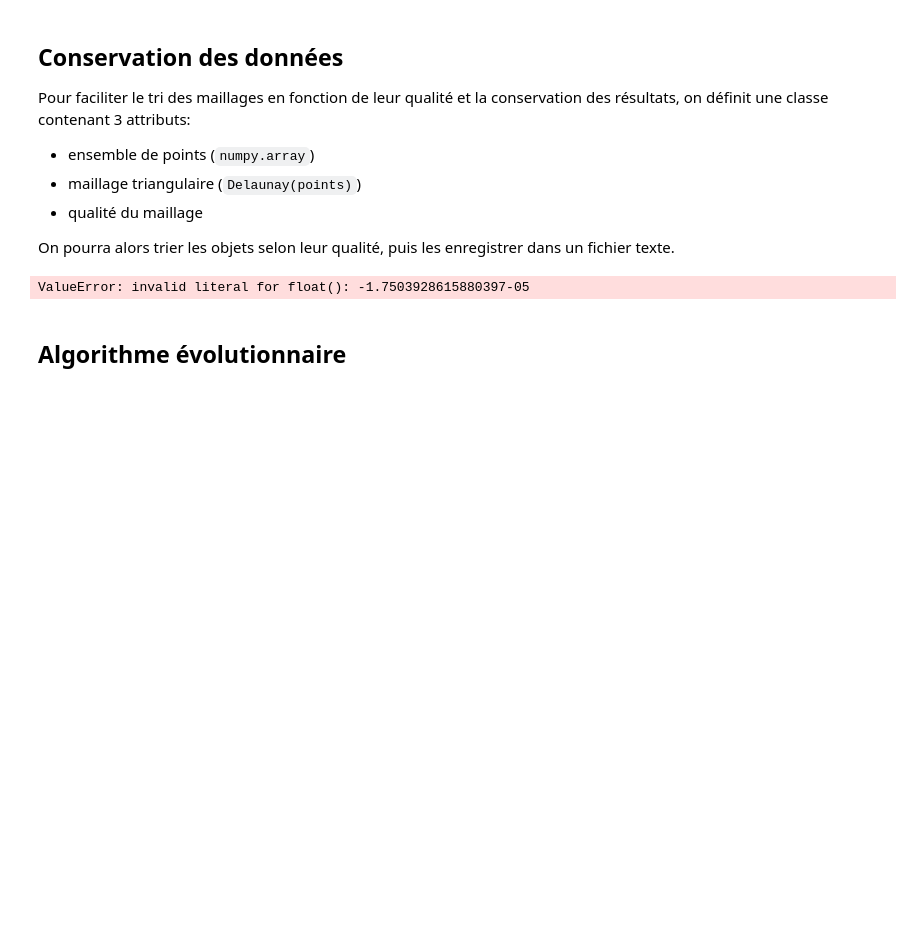
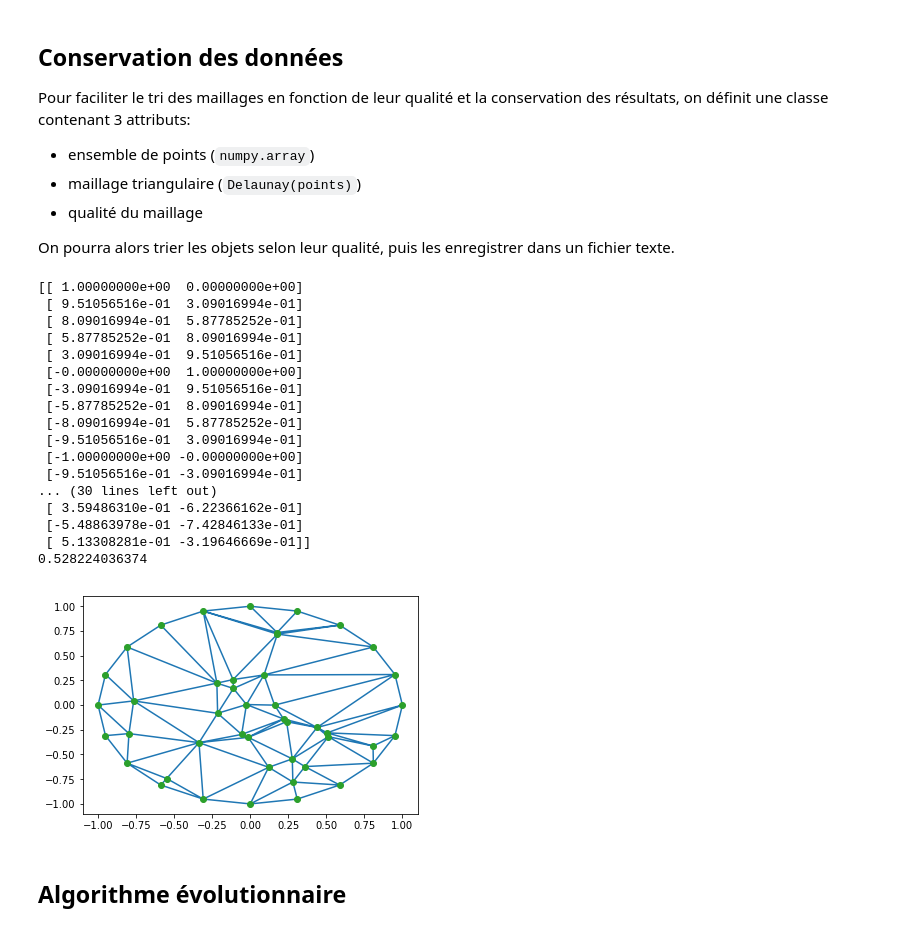
Before and after one commit to LukyLurks/ter-maillage, a Jupyter notebook: maillage2d_ter.ipynb, the cells around one changed output. Cells and saved outputs as stored; diff of their text form; code cells hidden in the pictures; blank space fills up the shorter version.

```diff
--- a/maillage2d_ter.ipynb
+++ b/maillage2d_ter.ipynb
@@ -426,22 +433,36 @@ class Maillage(object):
     ## Méthodes ##
     # Ecrit les points du maillage dans un fichier .txt
     def ecrireFichierPoints(self, fichier):
-	w=0
-	while w<len(self.points):
-		temp0 = str(self.points[w][0])
-		temp1 = str(self.points[w][1])
-		point = "["+temp0+","+temp1+"]\n"
-		fichier.write(point)
-		w=w+1
+      w=0
+      while w<len(self.points):
+        temp0 = str(self.points[w][0])
+        temp1 = str(self.points[w][1])
+        point = "["+temp0+","+temp1+"]\n"
+        fichier.write(point)
+        w=w+1
 
     # Ecrit la qualité du maillage dans un fichier .txt
     def ecrireFichierQualite(self, fichier):
         fichier.write(str(self.qualite)+'\n')
 
+
 ###############################################################################
 # METHODES
 ###############################################################################
 
+# Mise à jour de la fonction pour colorer les triangles selon leur qualité
+def afficherMaillageC(points):
+  #Code pour le afficherMaillage
+  tri = Delaunay(points)
+  colors = np.array([
+      qualiteTriangle(points[t[0]],points[t[1]],points[t[2]])
+    for t in tri.simplices
+  ])
+  cnames = plt.cm.RdYlGn_r(np.linspace(0.10, 0.90, 10000))
+  cmap = matplotlib.colors.ListedColormap(cnames)
+  plt.tripcolor(points[:,0], points[:,1], tri.simplices.copy(), facecolors=colors, edgecolors='k', cmap=cmap)
+  plt.plot(points[:,0], points[:,1], '.')
+  plt.show()
 
 # Lit un fichier .txt contenant des points et les met dans un np.array
 # On utilisera cette fonction pour exploiter les résultats
@@ -478,34 +499,51 @@ def lireFichierQualite(filename):
 taillePopulation = 10
 
 # On génère une population de maillages dans une liste
 exemplePopulation = [
     Maillage(points=genererCercle(resolutionQuadrant, nbPtsDansCercle))
     for i in range(taillePopulation)
 ]
 
 # On la trie par ordre décroissant de qualité (1er élément: meilleur)
 exemplePopulation.sort(key=lambda maillage: maillage.qualite, reverse=True)
 
 # On écrit les résultats dans un fichier
 testPoints = open("testPoints.txt", "w")
 testQualite = open("testQualite.txt", "w")
 for maillage in exemplePopulation:
     maillage.ecrireFichierPoints(testPoints)
     maillage.ecrireFichierQualite(testQualite)
 testPoints.close()
 testQualite.close()
 
 # On peut lire ces résultats
 
 variablePoints = lireFichierPoints("testPoints.txt", taillePopulation)
 testQualite = lireFichierQualite("testQualite.txt")
 
 # Points et qualité du 3e maillage
 print variablePoints[2]
 print testQualite[2]
 afficherMaillage(variablePoints[2])
 # %% [output]
-ValueError: invalid literal for float(): -1.7503928615880397-05
+[[ 1.00000000e+00  0.00000000e+00]
+ [ 9.51056516e-01  3.09016994e-01]
+ [ 8.09016994e-01  5.87785252e-01]
+ [ 5.87785252e-01  8.09016994e-01]
+ [ 3.09016994e-01  9.51056516e-01]
+ [-0.00000000e+00  1.00000000e+00]
+ [-3.09016994e-01  9.51056516e-01]
+ [-5.87785252e-01  8.09016994e-01]
+ [-8.09016994e-01  5.87785252e-01]
+ [-9.51056516e-01  3.09016994e-01]
+ [-1.00000000e+00 -0.00000000e+00]
+ [-9.51056516e-01 -3.09016994e-01]
+... (30 lines left out)
+ [ 3.59486310e-01 -6.22366162e-01]
+ [-5.48863978e-01 -7.42846133e-01]
+ [ 5.13308281e-01 -3.19646669e-01]]
+0.528224036374
+[figure, added]
 # %% [markdown]
 ## Algorithme évolutionnaire
 # %%
```
Also changed, not shown: parts of 5 cells of this notebook, 1 other file.
